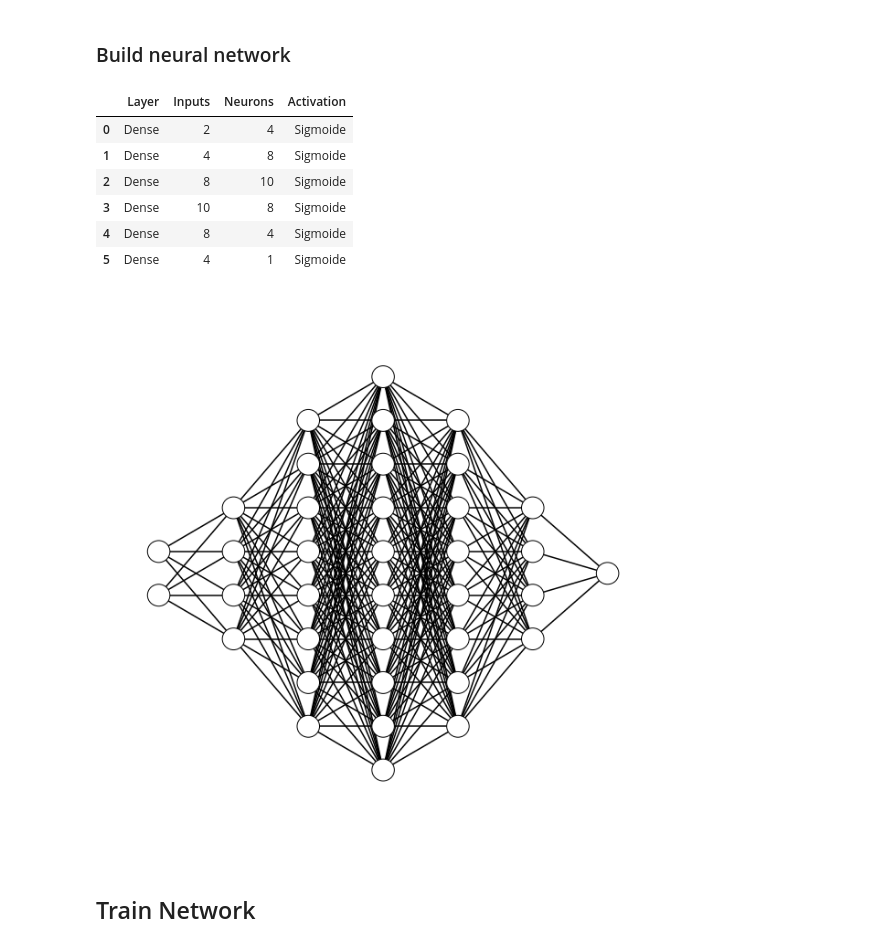
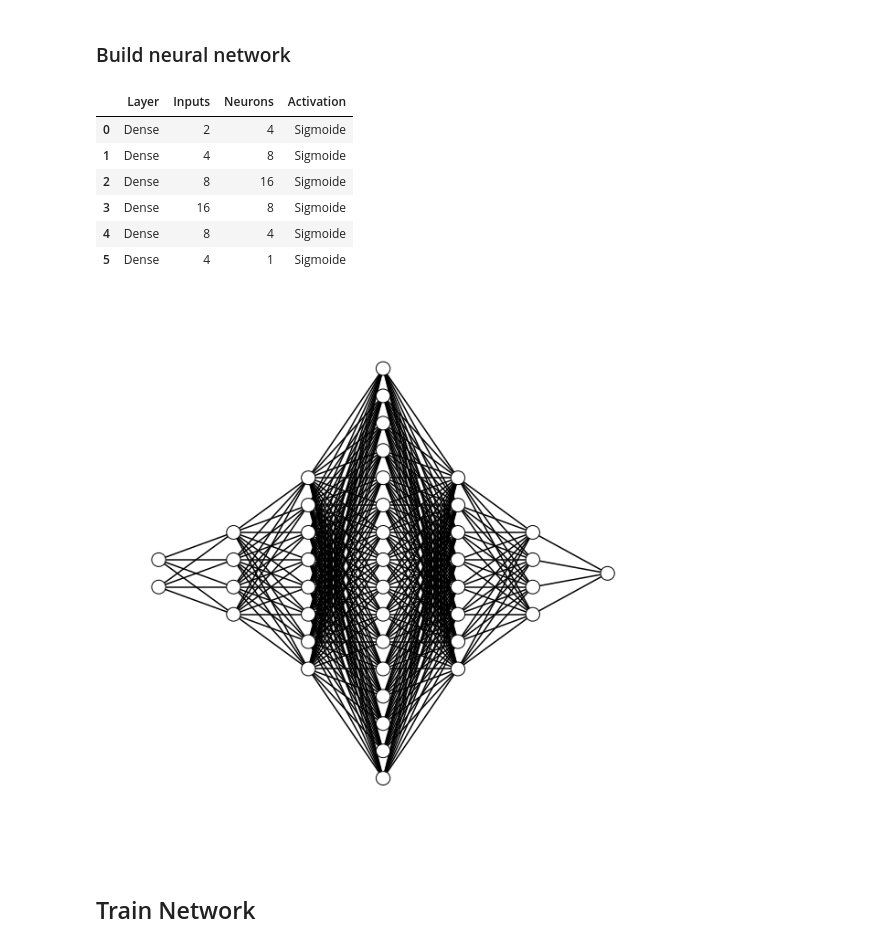
Before and after one commit to adrianmarino/neural-network-from-scratch, a Jupyter notebook: Neural_network_from_scratch.ipynb, the cells around one changed output. Saved outputs shown, nothing was run; the diff lists cells and outputs as text; code cells hidden in the pictures.

```diff
--- a/Neural_network_from_scratch.ipynb
+++ b/Neural_network_from_scratch.ipynb
@@ -251,22 +267,22 @@ class MeanSquareError(Function):
 network = NetworkBuilder() \
     .sigm_dense(neurons = 4, inputs = 2) \
     .sigm_dense(neurons = 8) \
-    .sigm_dense(neurons = 10) \
+    .sigm_dense(neurons = 16) \
     .sigm_dense(neurons = 8) \
     .sigm_dense(neurons = 4) \
     .sigm_dense(neurons = 1) \
-    .build() \
+    .build()
 # %%
-network.topology()
+network.inspector().topology()
 # %% [output]
 |  | Layer | Inputs | Neurons | Activation |
 | 0 | Dense | 2 | 4 | Sigmoide |
 | 1 | Dense | 4 | 8 | Sigmoide |
-| 2 | Dense | 8 | 10 | Sigmoide |
-| 3 | Dense | 10 | 8 | Sigmoide |
+| 2 | Dense | 8 | 16 | Sigmoide |
+| 3 | Dense | 16 | 8 | Sigmoide |
 | 4 | Dense | 8 | 4 | Sigmoide |
 | 5 | Dense | 4 | 1 | Sigmoide |
-[figure, old version]
+[figure, new version]
 # %% [markdown]
 ## Train Network
 # %%
```
Also changed, not shown: parts of 8 cells of this notebook.
